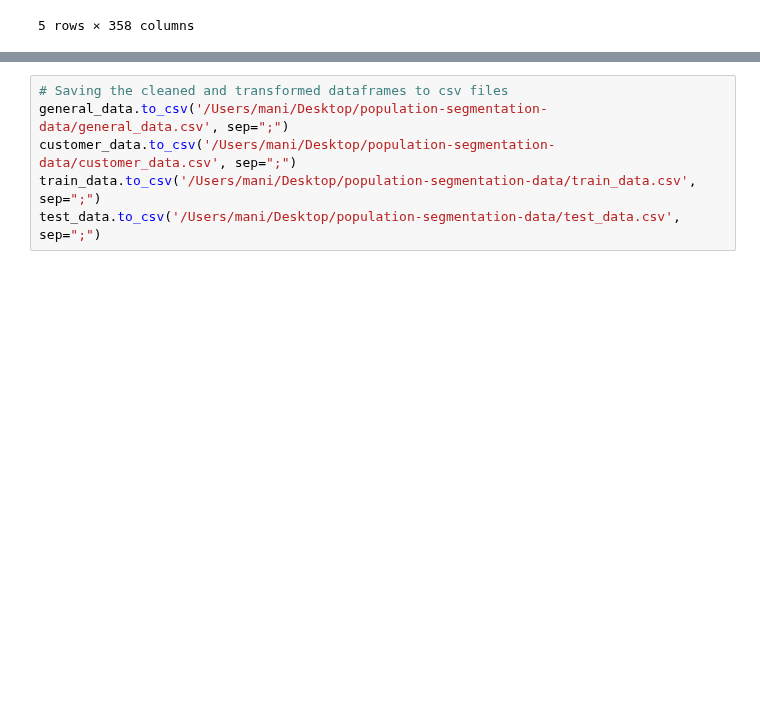
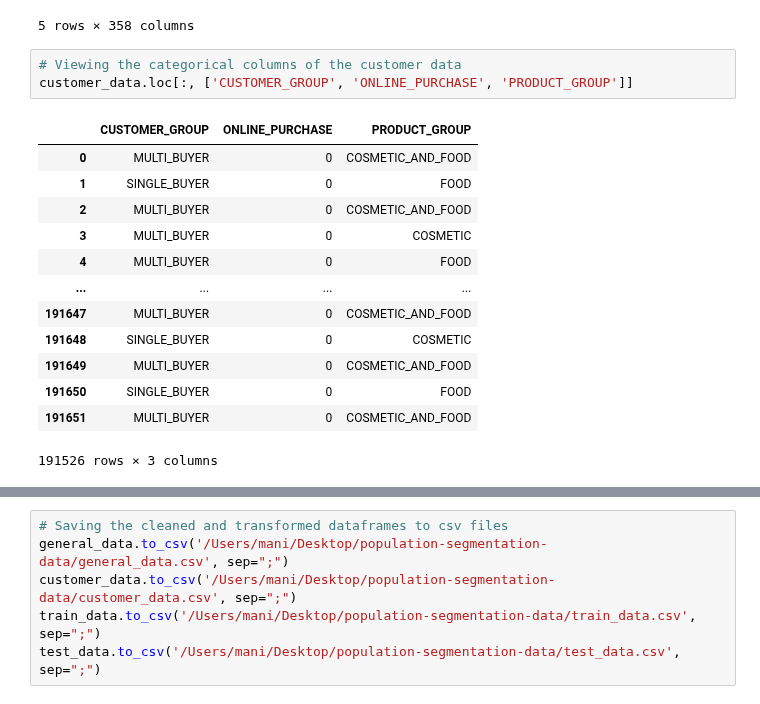
Before and after one commit to realmanisingh/population-segmentation, a Jupyter notebook: data_cleaning.ipynb, the cells around one changed output, grey strips where cells are left out. Drawn from its saved outputs; the diff is of its cells as text; blank space fills up the shorter version.

```diff
--- a/data_cleaning.ipynb
+++ b/data_cleaning.ipynb
@@ -427,3 +427,20 @@ general_data.head()
 | 3 | 2 | 1.0 | 13.0 | 13.0 | 1.0 | 0.0 | 0.0 | ... |
 | 4 | -1 | 1.0 | 20.0 | 14.0 | 3.0 | 0.0 | 0.0 | ... |
 5 rows × 358 columns
+# %%
+# Viewing the categorical columns of the customer data
+customer_data.loc[:, ['CUSTOMER_GROUP', 'ONLINE_PURCHASE', 'PRODUCT_GROUP']]
+# %% [output]
+|  | CUSTOMER_GROUP | ONLINE_PURCHASE | PRODUCT_GROUP |
+| 0 | MULTI_BUYER | 0 | COSMETIC_AND_FOOD |
+| 1 | SINGLE_BUYER | 0 | FOOD |
+| 2 | MULTI_BUYER | 0 | COSMETIC_AND_FOOD |
+| 3 | MULTI_BUYER | 0 | COSMETIC |
+| 4 | MULTI_BUYER | 0 | FOOD |
+| ... | ... | ... | ... |
+| 191647 | MULTI_BUYER | 0 | COSMETIC_AND_FOOD |
+| 191648 | SINGLE_BUYER | 0 | COSMETIC |
+| 191649 | MULTI_BUYER | 0 | COSMETIC_AND_FOOD |
+| 191650 | SINGLE_BUYER | 0 | FOOD |
+| 191651 | MULTI_BUYER | 0 | COSMETIC_AND_FOOD |
+191526 rows × 3 columns
```
Also changed, not shown: parts of 7 cells of this notebook.
